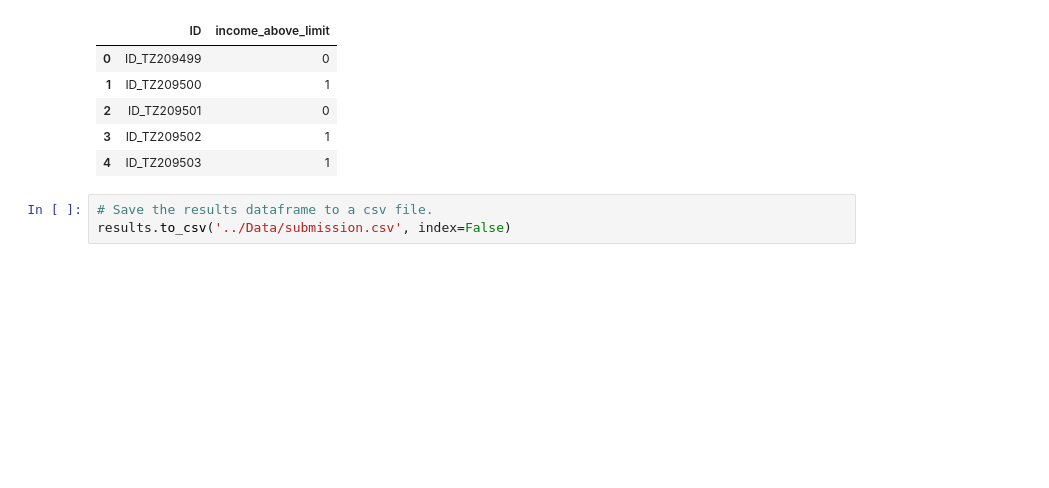
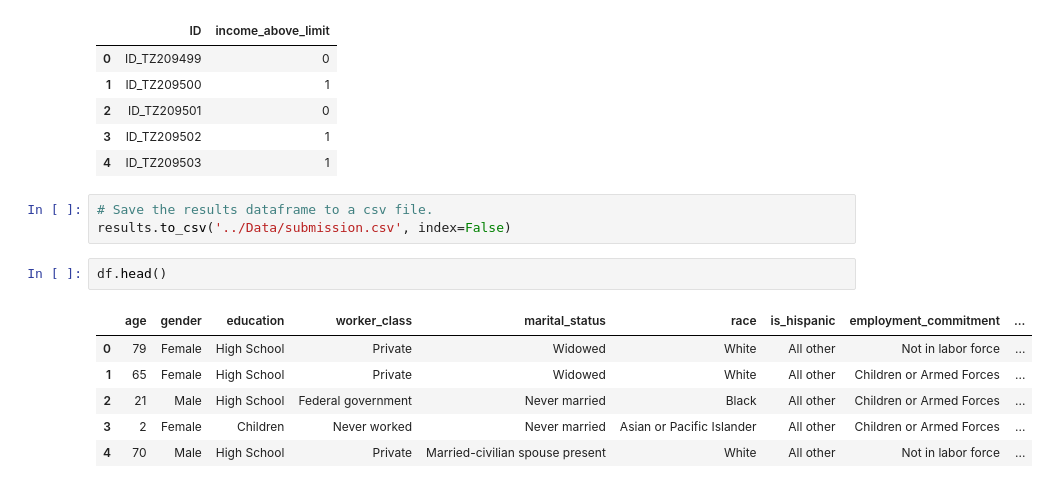
Before and after one commit to Faith-theAnalyst/Capstone_Project_Income_Prediction_Challenge, a Jupyter notebook: Code/income.ipynb, the cells around one changed output. Saved outputs shown, nothing was run; the diff lists cells and outputs as text; blank space fills up the shorter version.

```diff
--- a/Code/income.ipynb
+++ b/Code/income.ipynb
@@ -1532,3 +1532,12 @@ results.head()
 # %%
 # Save the results dataframe to a csv file.
 results.to_csv('../Data/submission.csv', index=False)
+# %%
+df.head()
+# %% [output]
+|  | age | gender | education | worker_class | marital_status | race | is_hispanic | employment_commitment | ... |
+| 0 | 79 | Female | High School | Private | Widowed | White | All other | Not in labor force | ... |
+| 1 | 65 | Female | High School | Private | Widowed | White | All other | Children or Armed Forces | ... |
+| 2 | 21 | Male | High School | Federal government | Never married | Black | All other | Children or Armed Forces | ... |
+| 3 | 2 | Female | Children | Never worked | Never married | Asian or Pacific Islander | All other | Children or Armed Forces | ... |
+| 4 | 70 | Male | High School | Private | Married-civilian spouse present | White | All other | Not in labor force | ... |
```
Also changed, not shown: parts of 2 cells of this notebook, 6 other files.
